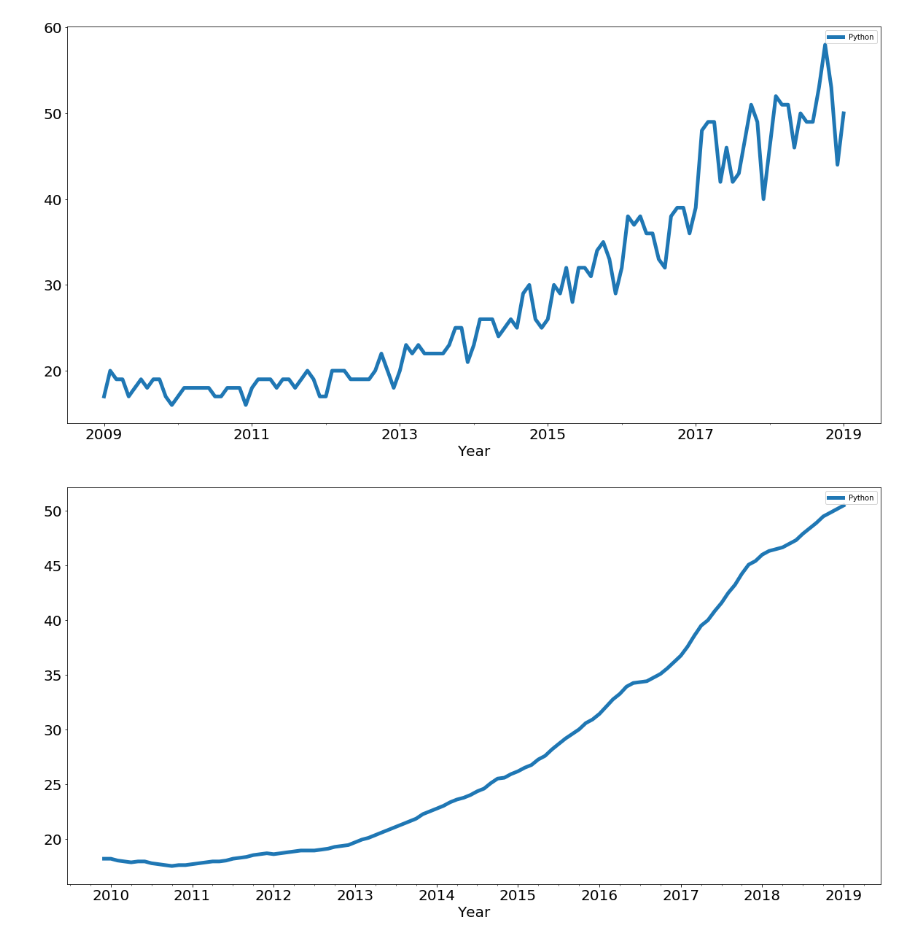
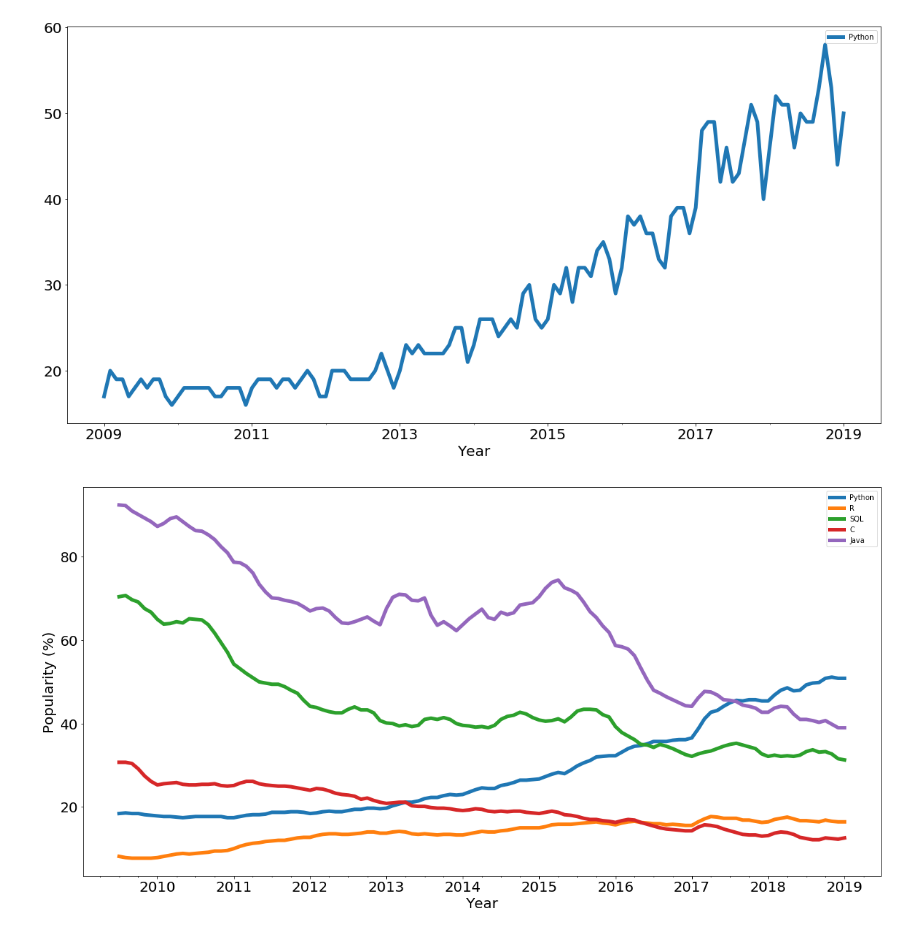
Before and after one commit to alkhalifas/Time-Series-Analysis-of-Common-Computer-Science-Languages-between-2009-and-2019, a Jupyter notebook: csLanguages.ipynb, the cells around one changed output. Drawn from its saved outputs; the diff is of its cells as text; code cells hidden in the pictures.

```diff
--- a/csLanguages.ipynb
+++ b/csLanguages.ipynb
@@ -33,9 +33,17 @@ df[['Python']].plot(figsize=(20,10), linewidth=5, fontsize=20)
 plt.xlabel('Year', fontsize=20);
 # %% [output]
 [figure]
+# %%
+Python = df[['Python']]
+R = df[['R']]
+SQL = df[['SQL']]
+C = df[['C']]
+Java = df[['Java']]
+X=7
 # %%
-Python = df[['Python']]
-Python.rolling(12).mean().plot(figsize=(20,10), linewidth=5, fontsize=20)
-plt.xlabel('Year', fontsize=20);
+df_rm = pd.concat([Python.rolling(X).mean(), R.rolling(X).mean(), SQL.rolling(X).mean(), C.rolling(X).mean(), Java.rolling(X).mean()], axis = 1)
+df_rm.plot(figsize=(20,10), linewidth=5, fontsize=20)
+plt.xlabel('Year', fontsize=20)
+plt.ylabel('Popularity (%)', fontsize=20);
 # %% [output]
-[figure, old version]
+[figure, new version]
```
Also changed, not shown: parts of 2 cells of this notebook.
